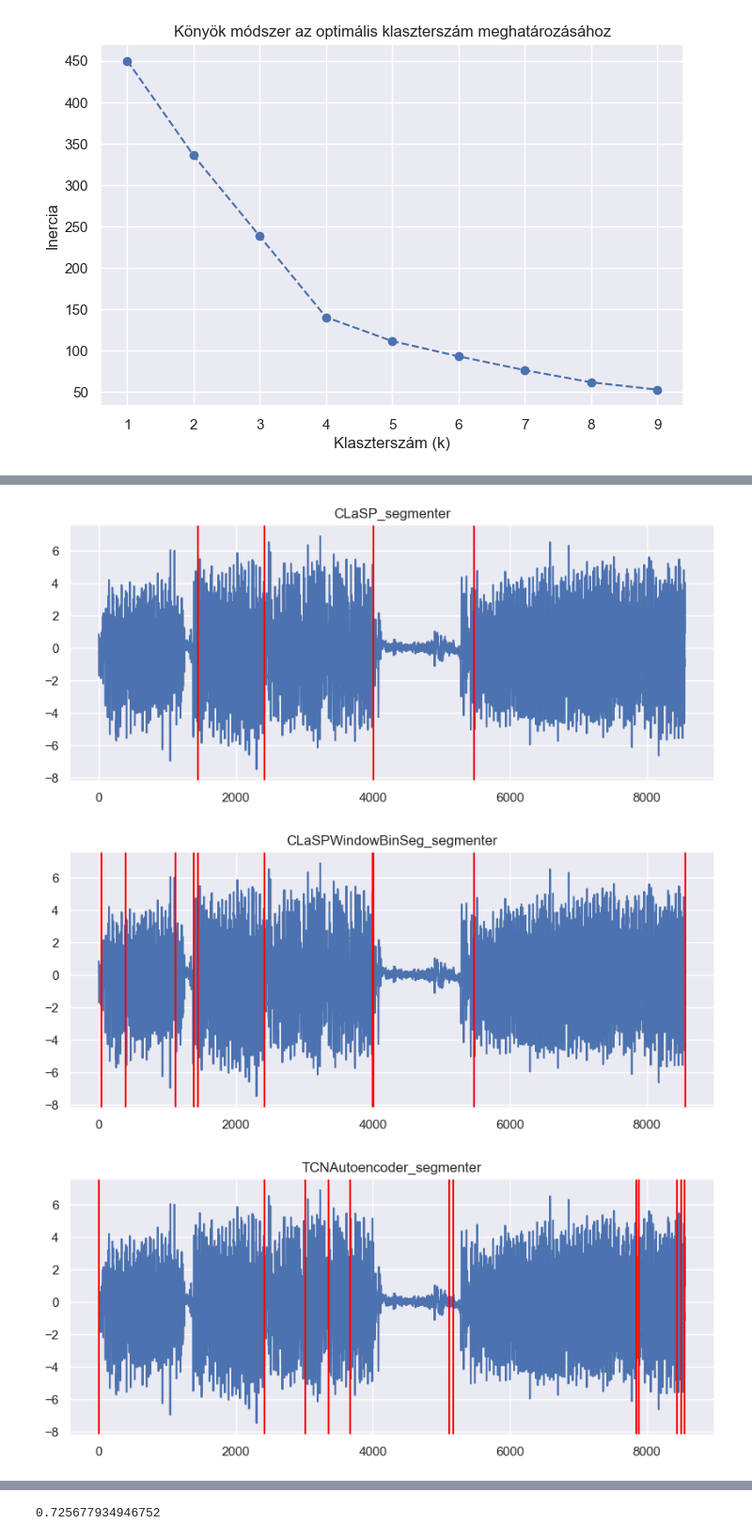
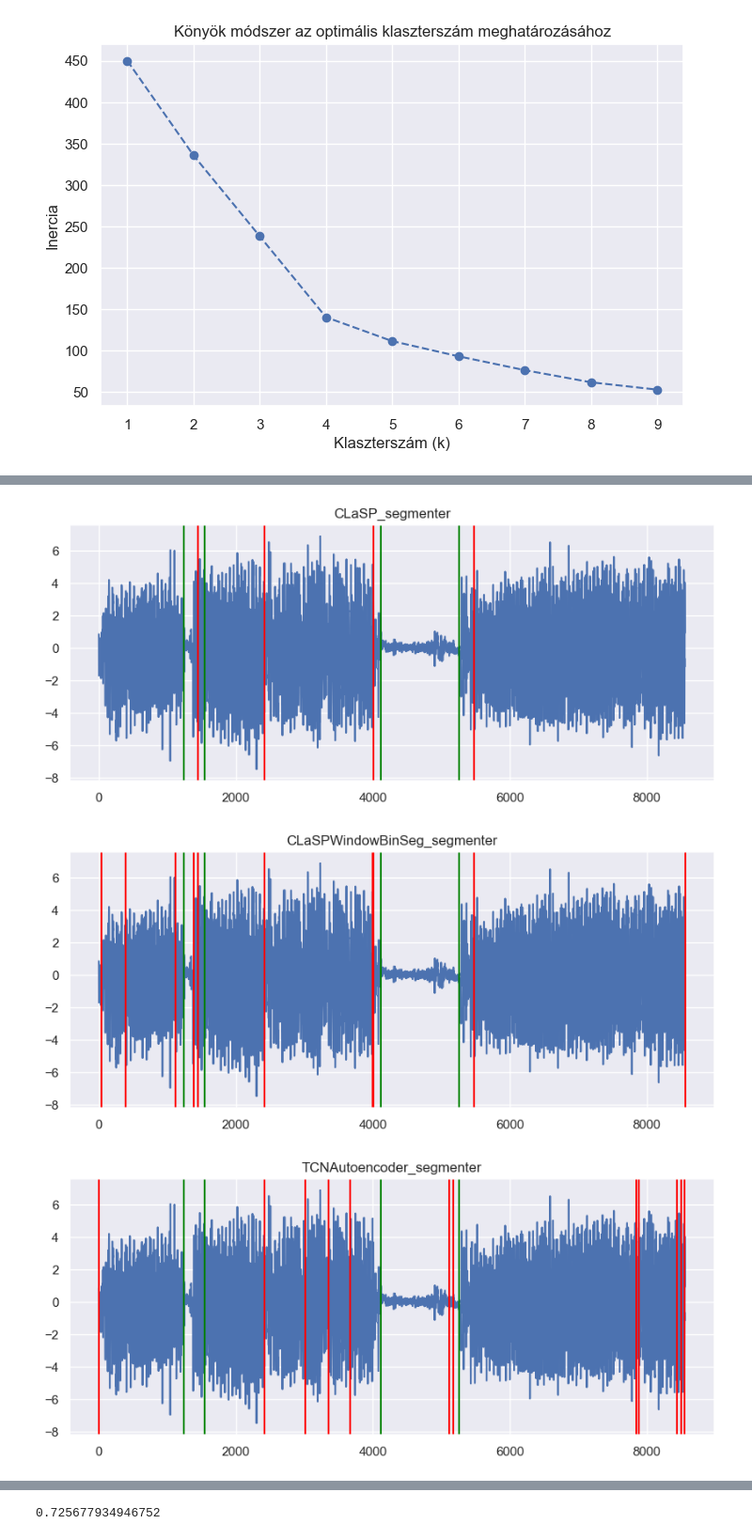
Before and after one commit to czotterbenedek/time-series-ensemble-segmentation, a Jupyter notebook: onlab_tfb4fy.ipynb, the cells around one changed output, grey strips where cells are left out. Shown at 94% size. Drawn from its saved outputs; the diff is of its cells as text; code cells hidden in the pictures.

```diff
--- a/onlab_tfb4fy.ipynb
+++ b/onlab_tfb4fy.ipynb
@@ -566,7 +606,7 @@ def PeltBinSegBottomUP_segmenter(ts):
     Z = linkage(all_bkps.reshape(-1, 1), method='ward')
 
     # Determine clusters based on a distance threshold
-    distance_threshold = 5  # Adjust this value as needed
+    distance_threshold = find_optimal_threshold(Z, depth=4)  # Adjust this value as needed
     clusters = fcluster(Z, t=distance_threshold, criterion='distance')
 
     # Select the representative change point from each cluster (e.g., the median)
@@ -604,7 +644,7 @@ all_bkps = np.concatenate([breakpoints_clasp, breakpoints_binseg, breakpoints_wi
 Z = linkage(all_bkps.reshape(-1, 1), method='ward')
 
 # Determine clusters based on a distance threshold
-distance_threshold = 5  # Adjust this value as needed
+distance_threshold = find_optimal_threshold(Z, depth=4)  # Adjust this value as needed
 clusters = fcluster(Z, t=distance_threshold, criterion='distance')
 
 # Select the representative change point from each cluster (e.g., the median)
@@ -645,7 +685,7 @@ def CLaSPWindowBinSeg_segmenter(ts):
     Z = linkage(all_bkps.reshape(-1, 1), method='ward')
 
     # Determine clusters based on a distance threshold
-    distance_threshold = 5  # Adjust this value as needed
+    distance_threshold = find_optimal_threshold(Z, depth=4)
     clusters = fcluster(Z, t=distance_threshold, criterion='distance')
 
     # Select the representative change point from each cluster (e.g., the median)
@@ -716,5 +757,5 @@ ts = tssb.loc[0, 'time_series']
 
 for algo, algo_name in zip(algos, algo_names):
     cps = algo(ts)
-    plot_changepoints_on_ts(ts, cps, algo_name)
+    plot_changepoints_on_ts(ts, cps, algo_name, tssb.loc[0, 'change_points'])
 # %% [output]
@@ -855,24 +937,26 @@ train_has_cluster3 = train_has[train_has['cluster'] == 3].copy().reset_index(dro
 # %%
 algos = [CLaSP_segmenter, CLaSPWindowBinSeg_segmenter, TCNAutoencoder_segmenter, binseg_segmenter, bottomup_segmenter, window_segmenter]
 algo_names = ["CLaSP_segmenter", "CLaSPWindowBinSeg_segmenter", "TCNAutoencoder_segmenter", "binseg_segmenter", "bottomup_segmenter", "window_segmenter"]
+
+
 
 #ts = train_tssb_cluster0.loc[1, 'time_series']
 #ts =train_tssb_cluster1.loc[0, 'time_series']
 #ts = train_tssb_cluster2.loc[0, 'time_series']
 
 #ts = train_has_cluster0.loc[1, 'time_series']
 #ts = train_has_cluster1.loc[2, 'time_series']
 #ts = train_has_cluster2.loc[0, 'time_series']
 ts = train_has_cluster3.loc[1, 'time_series']
 
 #ts = all_in_one_timeseries_cluster0.loc[0, 'time_series']
 #ts = all_in_one_timeseries_cluster1.loc[3, 'time_series']
 #ts = all_in_one_timeseries_cluster2.loc[0, 'time_series']
 
 for algo, algo_name in zip(algos, algo_names):
     cps = algo(ts)
-    plot_changepoints_on_ts(ts, cps, algo_name)
+    plot_changepoints_on_ts(ts, cps, algo_name, train_has_cluster3.loc[1, 'change_points'])
 # %% [output]
-[figure, old version]
+[figure, new version]
-[figure, old version]
+[figure, new version]
-[figure, old version]
+[figure, new version]
```
Also changed, not shown: parts of 34 cells of this notebook, 1 other file.
